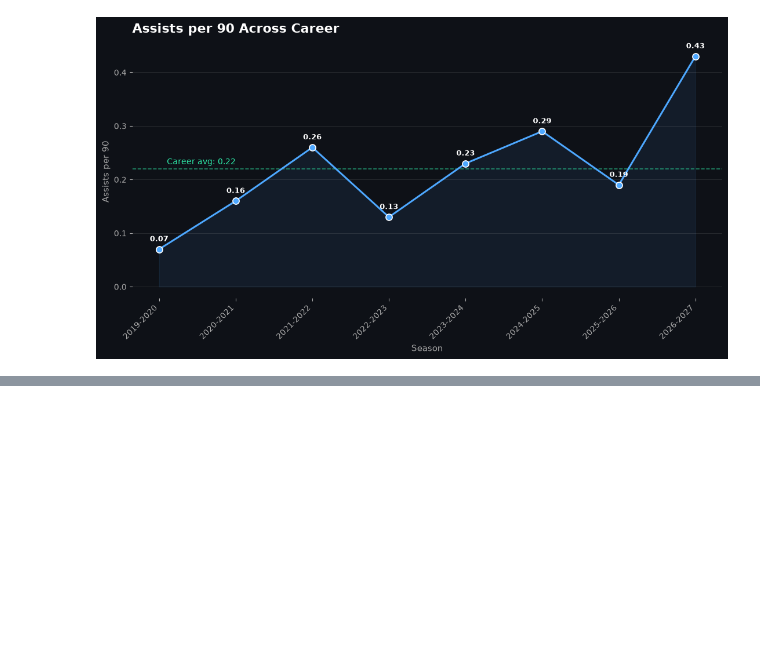
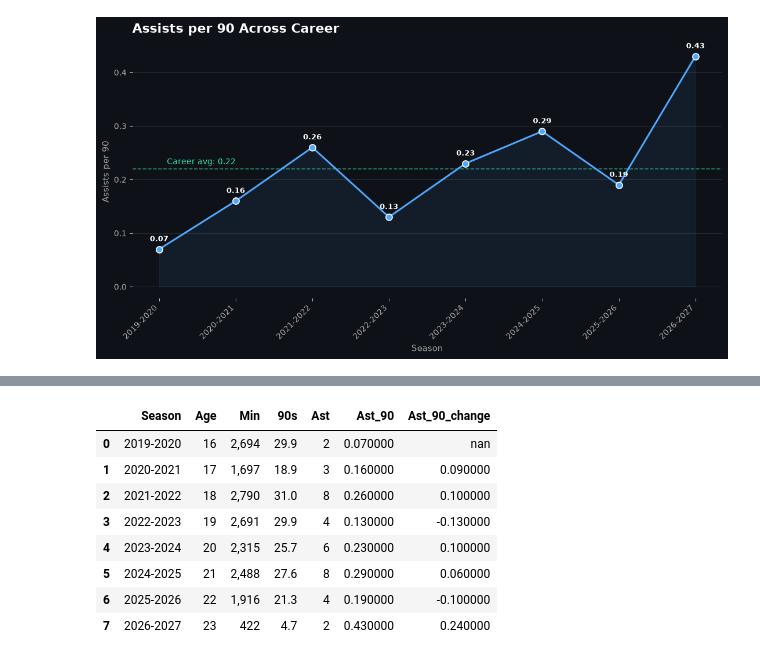
Before and after one commit to SalmaAllam8/football-data-visualization, a Jupyter notebook: Jude_Bellingham.ipynb, the cells around one changed output, grey strips where cells are left out. Saved outputs shown, nothing was run; the diff lists cells and outputs as text; code cells hidden in the pictures; blank space fills up the shorter version.

```diff
--- a/Jude_Bellingham.ipynb
+++ b/Jude_Bellingham.ipynb
@@ -840,0 +859,36 @@ plt.show()
+# %%
+styled = (
+    assists_over_time.style
+    .background_gradient(subset=["Ast", "Ast_90"], cmap="Greens")
+    .background_gradient(subset=["Min", "90s"], cmap="Blues")
+    .background_gradient(subset=["Ast_90_change"], cmap="Reds")
+    .format({
+        "Gls_90": "{:.2f}",
+        "90s": "{:.1f}",
+        "Min": "{:,.0f}"
+    })
+    .set_properties(**{
+        "text-align": "center",
+        "font-family": "Arial, sans-serif",
+        "border": "1px solid #444"
+    })
+    .set_table_styles([
+        {"selector": "th", "props": [("background-color", "#1c1f26"),
+                                       ("color", "white"),
+                                       ("font-weight", "bold"),
+                                       ("padding", "8px")]},
+        {"selector": "td", "props": [("padding", "6px")]}
+    ])
+)
+
+styled
+# %% [output]
+|  | Season | Age | Min | 90s | Ast | Ast_90 | Ast_90_change |
+| 0 | 2019-2020 | 16 | 2,694 | 29.9 | 2 | 0.070000 | nan |
+| 1 | 2020-2021 | 17 | 1,697 | 18.9 | 3 | 0.160000 | 0.090000 |
+| 2 | 2021-2022 | 18 | 2,790 | 31.0 | 8 | 0.260000 | 0.100000 |
+| 3 | 2022-2023 | 19 | 2,691 | 29.9 | 4 | 0.130000 | -0.130000 |
+| 4 | 2023-2024 | 20 | 2,315 | 25.7 | 6 | 0.230000 | 0.100000 |
+| 5 | 2024-2025 | 21 | 2,488 | 27.6 | 8 | 0.290000 | 0.060000 |
+| 6 | 2025-2026 | 22 | 1,916 | 21.3 | 4 | 0.190000 | -0.100000 |
+| 7 | 2026-2027 | 23 | 422 | 4.7 | 2 | 0.430000 | 0.240000 |
```
Also changed, not shown: parts of 2 cells of this notebook.
